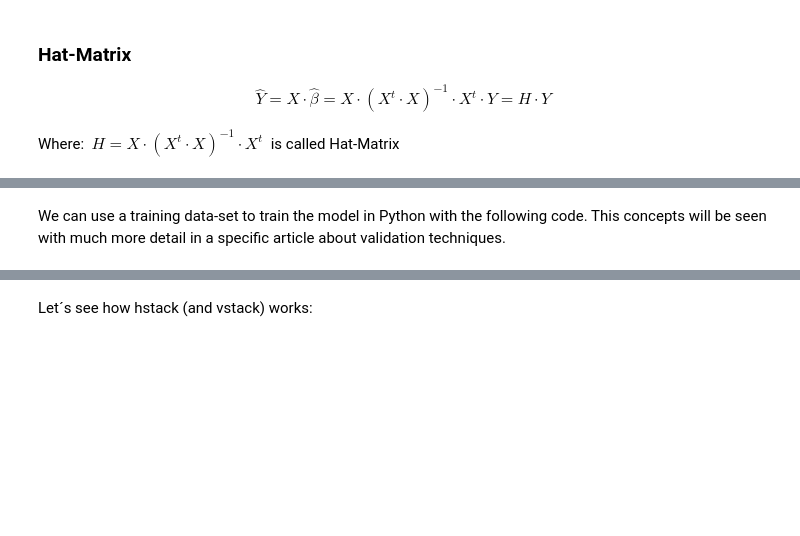
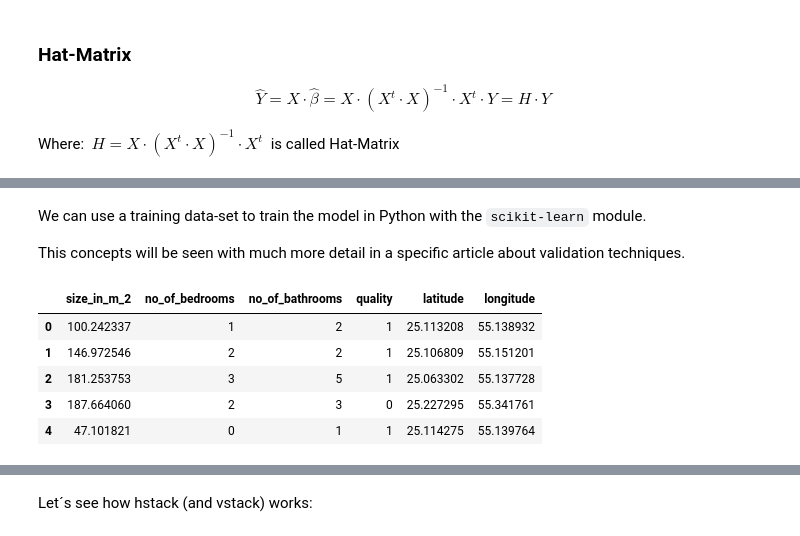
Before and after one commit to FabioScielzoOrtiz/Estadistica4all-blog, a Jupyter notebook: Linear Regression in Python and R/Linear Regression in Python and R.ipynb, the cells around one changed output, grey strips where cells are left out. Drawn from its saved outputs; the diff is of its cells as text; code cells hidden in the pictures; blank space fills up the shorter version.

```diff
--- a/Linear Regression in Python and R/Linear Regression in Python and R.ipynb
+++ b/Linear Regression in Python and R/Linear Regression in Python and R.ipynb
@@ -311,6 +319,8 @@ data_Python.head()
 data_Python = data_Python >> select( ~X.quality )
 # %%
 data_Python = data_Python >> rename(quality = X.quality_recode)
+# %%
+data_Python['quality'] = data_Python['quality'].astype('category')
 # %% [markdown]
 The final python data-set would be:
 # %%
@@ -625,3 +703,5 @@ print(modelo.summary())
 # %% [markdown]
 
-We can use a training data-set to train the model in Python with the following code. This concepts will be seen with much more detail in a specific article about validation techniques.
+We can use a training data-set to train the model in Python with the  `scikit-learn` module.
+
+This concepts will be seen with much more detail in a specific article about validation techniques.
@@ -651,0 +708,12 @@ print(modelo.summary())
+# %%
+X = data_Python[['size_in_m_2', 'no_of_bedrooms', 'no_of_bathrooms' , 'quality' , 'latitude' , 'longitude' ]]
+y = data_Python[['price']]
+# %%
+X.head()
+# %% [output]
+|  | size_in_m_2 | no_of_bedrooms | no_of_bathrooms | quality | latitude | longitude |
+| 0 | 100.242337 | 1 | 2 | 1 | 25.113208 | 55.138932 |
+| 1 | 146.972546 | 2 | 2 | 1 | 25.106809 | 55.151201 |
+| 2 | 181.253753 | 3 | 5 | 1 | 25.063302 | 55.137728 |
+| 3 | 187.664060 | 2 | 3 | 0 | 25.227295 | 55.341761 |
+| 4 | 47.101821 | 0 | 1 | 1 | 25.114275 | 55.139764 |
```
Also changed, not shown: parts of 33 cells of this notebook.
